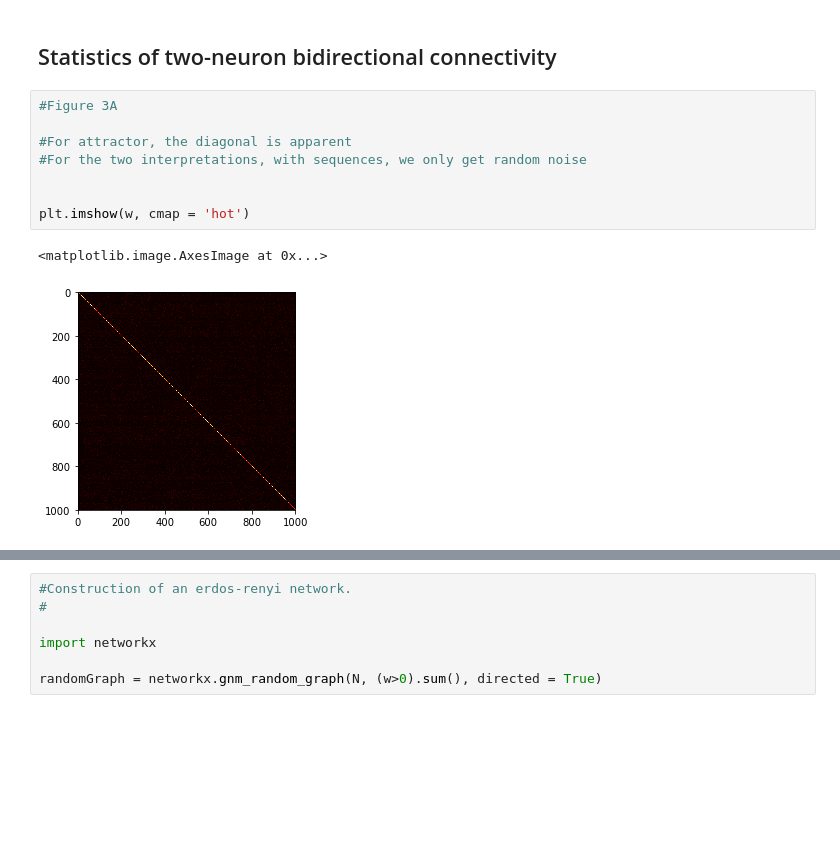
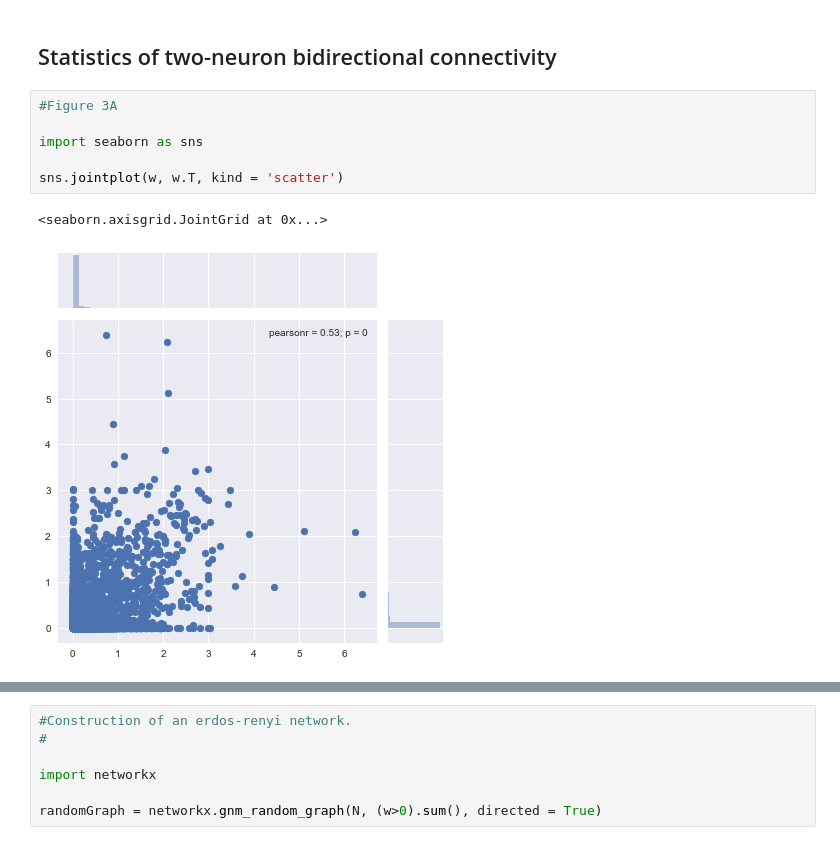
Before and after one commit to jlamweil/cortex-connect, a Jupyter notebook: main.ipynb, the cells around one changed output, grey strips where cells are left out. Cells and saved outputs as stored; diff of their text form; blank space fills up the shorter version.

```diff
--- a/main.ipynb
+++ b/main.ipynb
@@ -275,13 +223,11 @@ print(connectionProba)
 # %% [markdown]
 ## Statistics of two-neuron bidirectional connectivity
-# %%
-#Figure 3A
-
-#For attractor, the diagonal is apparent
-#For the two interpretations, with sequences, we only get random noise
-
-
-plt.imshow(w, cmap = 'hot')
-# %% [output]
-<matplotlib.image.AxesImage at 0x...>
-[figure, removed]
+# %%
+#Figure 3A
+
+import seaborn as sns
+
+sns.jointplot(w, w.T, kind = 'scatter')
+# %% [output]
+<seaborn.axisgrid.JointGrid at 0x...>
+[figure, added]
```
Also changed, not shown: parts of 17 cells of this notebook.
